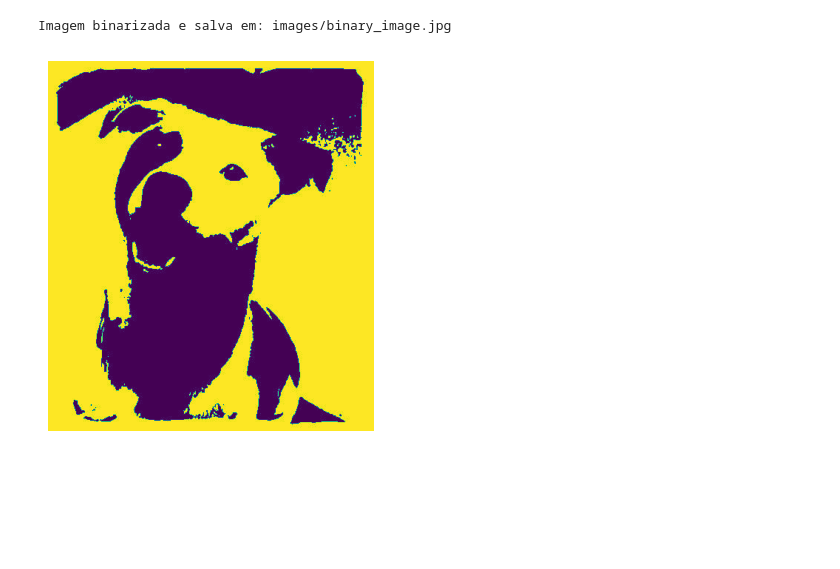
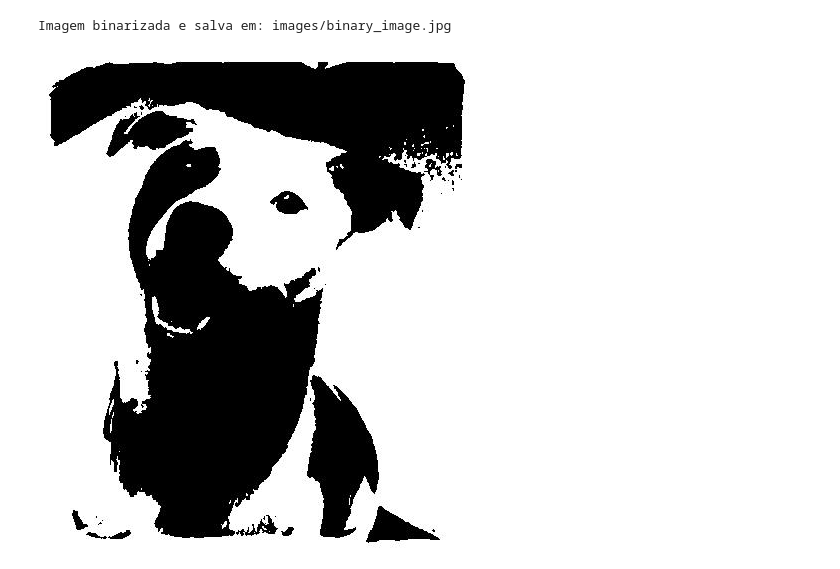
Before and after one commit to danieltorrescode/DIO_lab_projects, a Jupyter notebook: 2-dimensionality_reduction.ipynb, the cells around one changed output. Saved outputs shown, nothing was run; the diff lists cells and outputs as text; code cells hidden in the pictures; blank space fills up the shorter version.

```diff
--- a/2-dimensionality_reduction.ipynb
+++ b/2-dimensionality_reduction.ipynb
@@ -36,24 +27,19 @@ Imagem convertida para tons de cinza e salva em: images/grayscale_image.jpg
 # %%
 output_path = "images/binary_image.jpg"
  # Limite de limiarização (padrão: 128).
 threshold=128
 
 # Carregar a imagem
-image = Image.open(image_path)
+image = ImagePIL.open(image_path)
 # Converter para tons de cinza se ainda não estiver
 grayscale_image = image.convert("L")
 # Aplicar binarização
 binary_image = grayscale_image.point(lambda x: 255 if x > threshold else 0, '1')
 # Salvar a imagem binarizada
 binary_image.save(output_path)
 print(f"Imagem binarizada e salva em: {output_path}")
 # Load and display the image
-image = Image.open(output_path)
-
-# Display using Matplotlib
-plt.imshow(image)
-plt.axis('off')  # Hide axes
-plt.show()
+display(Image(filename=output_path))
 # %% [output]
 Imagem binarizada e salva em: images/binary_image.jpg
-[figure, old version]
+[figure, new version]
```
Also changed, not shown: parts of 2 cells of this notebook.
